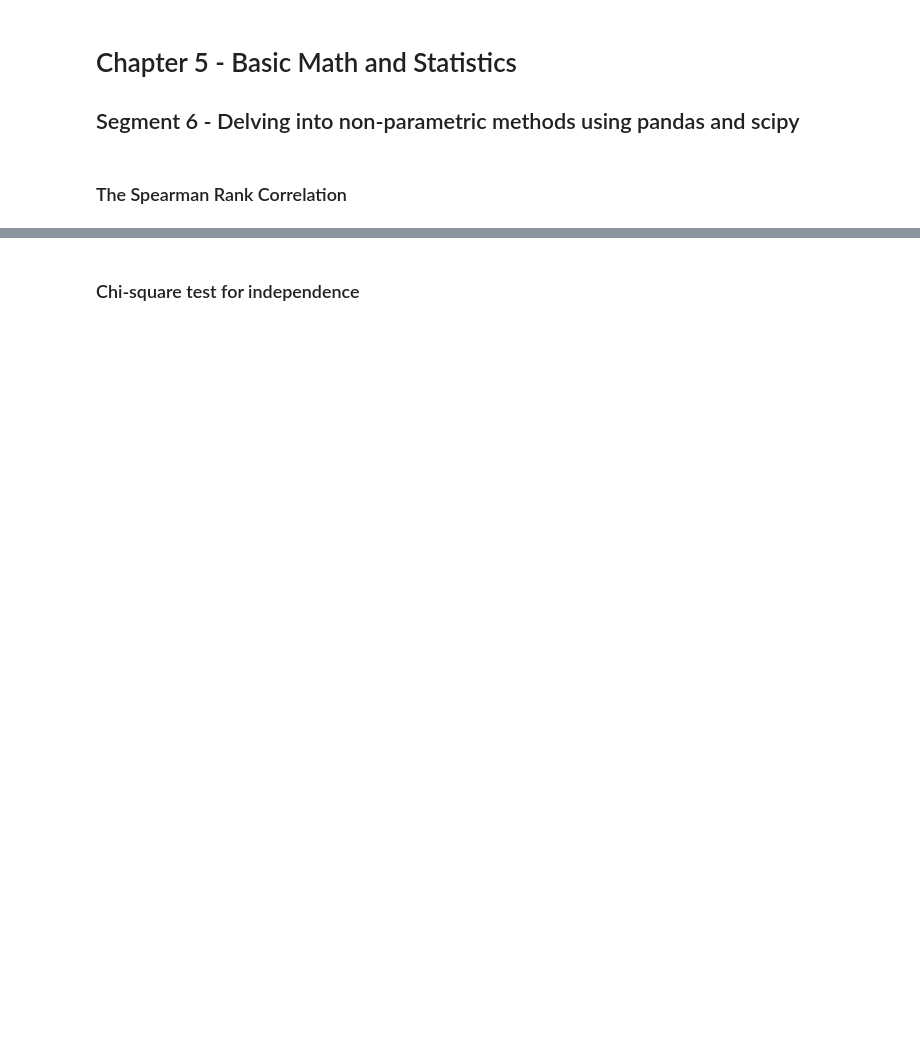
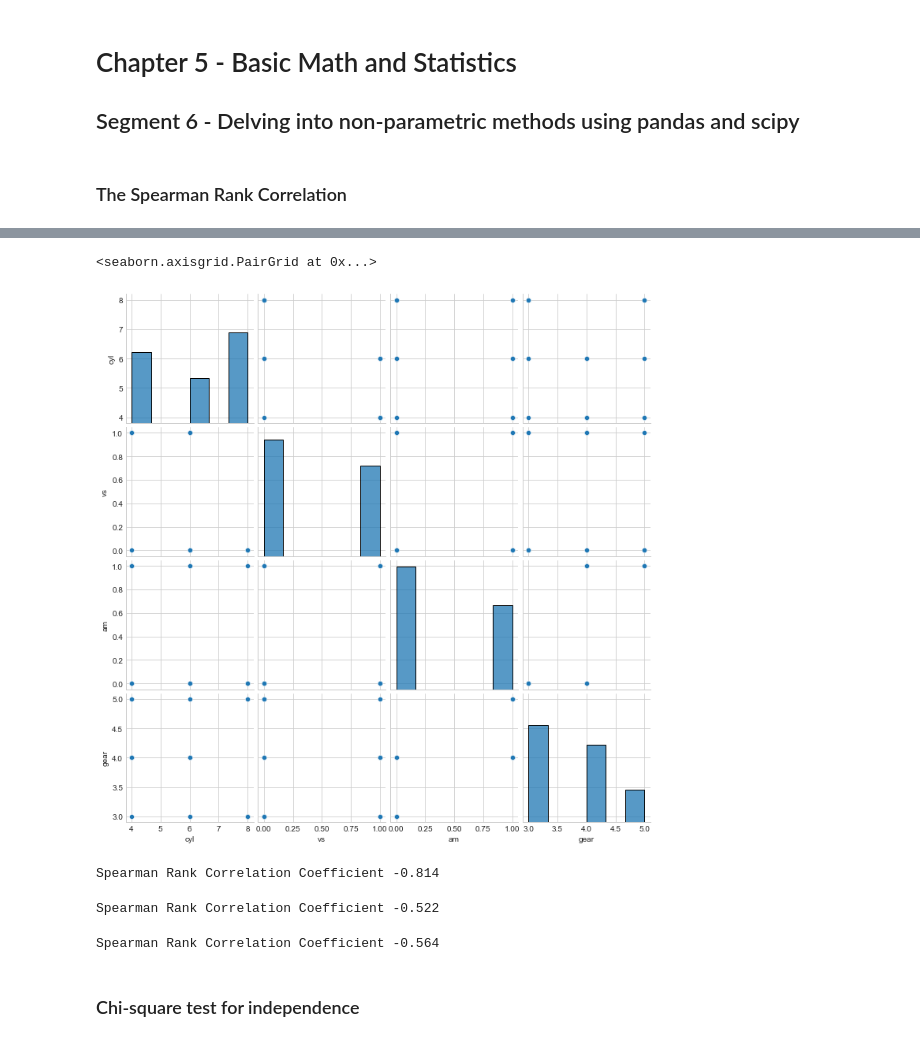
Before and after one commit to yoji-toriumi/Data_Science_E, a Jupyter notebook: 05_06_begin/05_06_begin.ipynb, the cells around one changed output, grey strips where cells are left out. Drawn from its saved outputs; the diff is of its cells as text; code cells hidden in the pictures; blank space fills up the shorter version.

```diff
--- a/05_06_begin/05_06_begin.ipynb
+++ b/05_06_begin/05_06_begin.ipynb
@@ -50,2 +55,32 @@ Spearman Rank Correlation Coefficient -0.564
+# %%
+x = cars[["cyl","vs","am","gear"]]
+
+sb.pairplot(x)
+# %% [output]
+<seaborn.axisgrid.PairGrid at 0x...>
+[figure, added]
+# %%
+cyl = cars["cyl"]
+vs = cars["vs"]
+am = cars["am"]
+gear = cars["gear"]
+
+spearmanr_coefficient, p_value = spearmanr(cyl, vs)
+
+print("Spearman Rank Correlation Coefficient %0.3f" % (spearmanr_coefficient))
+# %% [output]
+Spearman Rank Correlation Coefficient -0.814
+# %%
+spearmanr_coefficient, p_value = spearmanr(cyl, am)
+
+print("Spearman Rank Correlation Coefficient %0.3f" % (spearmanr_coefficient))
+# %% [output]
+Spearman Rank Correlation Coefficient -0.522
+# %%
+spearmanr_coefficient, p_value = spearmanr(cyl, gear)
+
+print("Spearman Rank Correlation Coefficient %0.3f" % (spearmanr_coefficient))
+# %% [output]
+Spearman Rank Correlation Coefficient -0.564
 # %% [markdown]
 ### Chi-square test for independence
```
Also changed, not shown: parts of 17 cells of this notebook, 1 other file.
